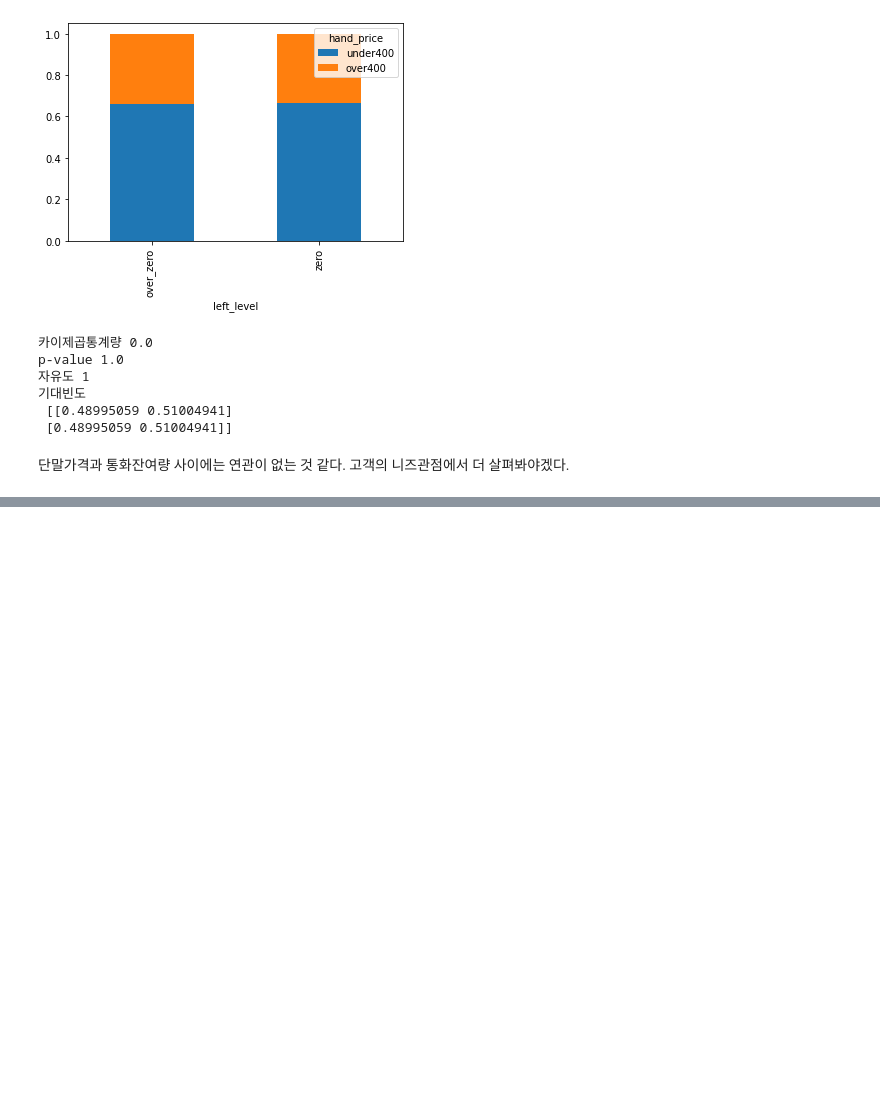
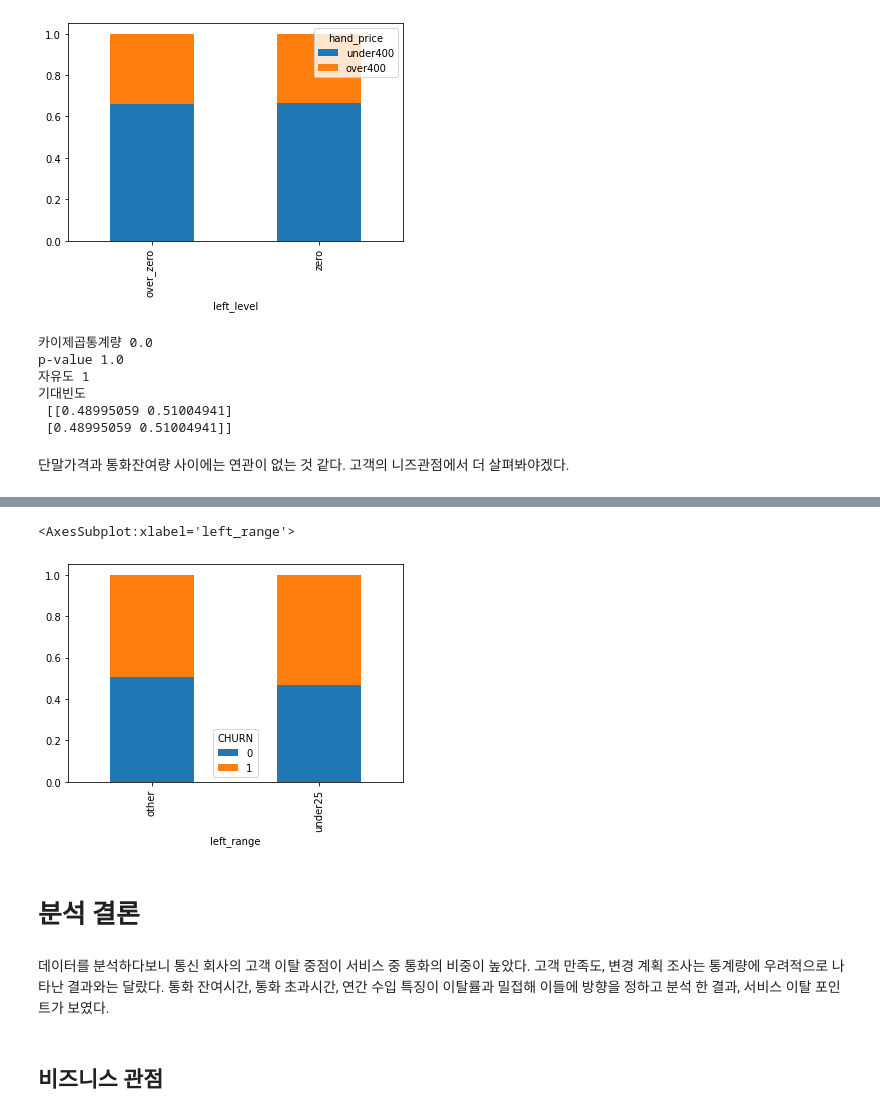
Before and after one commit to wandile-gim/TIL, a Jupyter notebook: DataAnalysis/EDA/모바일_변경_EDA.ipynb, the cells around one changed output, grey strips where cells are left out. Cells and saved outputs as stored; diff of their text form; code cells hidden in the pictures; blank space fills up the shorter version.

```diff
--- a/DataAnalysis/EDA/모바일_변경_EDA.ipynb
+++ b/DataAnalysis/EDA/모바일_변경_EDA.ipynb
@@ -748,3 +747,10 @@ p-value 1.0
  [0.48995059 0.51004941]]
 # %% [markdown]
 단말가격과 통화잔여량 사이에는 연관이 없는 것 같다. 고객의 니즈관점에서 더 살펴봐야겠다.
+# %%
+# bins = [0,1,100]
+# data['left_level'] = pd.cut(data['LEFTOVER'], bins=bins, labels=['under20','over100'])
+left_range = data.copy()
+left_range['left_range'] = np.where(left_range['LEFTOVER']==25,'under25','other')
+# 범위 확인
+left_range.groupby('left_range', as_index = False)['LEFTOVER'].head()
@@ -750,0 +769,16 @@ p-value 1.0
+# %%
+table3 = pd.crosstab(left_range['left_range'], left_range['CHURN'], normalize = 'index')
+
+table3.plot.bar(stacked = True)
+# plt.axhline(1-data['tagtr'].mean(), color = 'r')
+# %% [output]
+<AxesSubplot:xlabel='left_range'>
+[figure, added]
+# %% [markdown]
+# 분석 결론
+# %% [markdown]
+데이터를 분석하다보니 통신 회사의 고객 이탈 중점이 서비스 중 통화의 비중이 높았다.
+고객 만족도, 변경 계획 조사는 통계량에 우려적으로 나타난 결과와는 달랐다.
+통화 잔여시간, 통화 초과시간, 연간 수입 특징이 이탈률과 밀접해 이들에 방향을 정하고 분석 한 결과, 서비스 이탈 포인트가 보였다.
+# %% [markdown]
+## 비즈니스 관점
```
Also changed, not shown: parts of 17 cells of this notebook.
